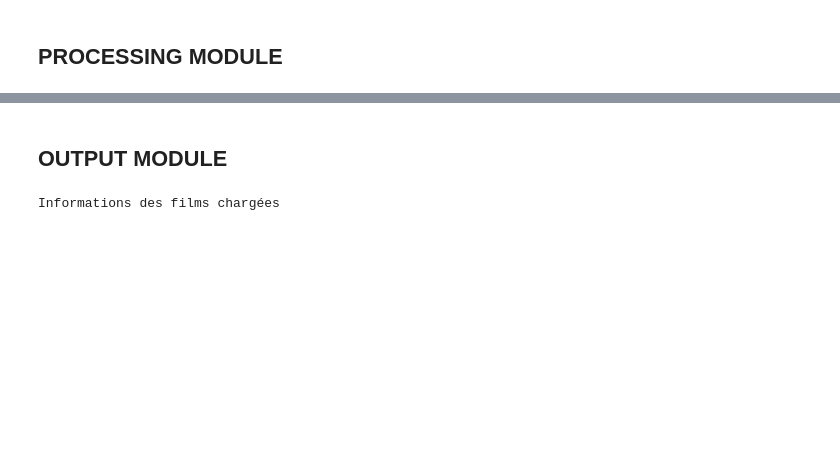
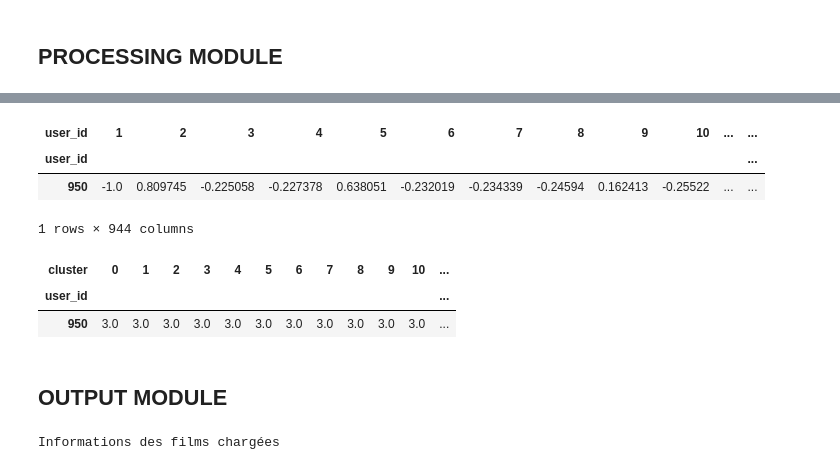
Before and after one commit to Estabueno/UQAC-Movie-Recommender-Atelier2, a Jupyter notebook: movie-recommender.ipynb, the cells around one changed output, grey strips where cells are left out. Cells and saved outputs as stored; diff of their text form; code cells hidden in the pictures; blank space fills up the shorter version.

```diff
--- a/movie-recommender.ipynb
+++ b/movie-recommender.ipynb
@@ -288,36 +287,0 @@ Top 5 utilisateurs les plus similaires:
-# %%
-print("\nCréation d'un profil basé sur des utilisateurs similaires...")
-
-# Filtrer les ratings pour n'inclure que les utilisateurs similaires
-similar_ratings = ratings[ratings['user_id'].isin(top_similar_users)]
-
-# Ajouter une pondération basée sur la position dans la liste (plus similaire = plus de poids)
-weights = {}
-for i, user_id in enumerate(top_similar_users):
-    # Échelle inversée: le premier a le poids le plus élevé
-    weights[user_id] = 1.0 - (i / len(top_similar_users) * 0.5)  # De 1.0 à 0.5
-
-# Appliquer la pondération aux ratings
-similar_ratings = similar_ratings.copy()
-similar_ratings['weight'] = similar_ratings['user_id'].map(weights)
-similar_ratings['weighted_rating'] = similar_ratings['rating'] * similar_ratings['weight']
-
-# Agréger les notes pondérées par film
-weighted_ratings = similar_ratings.groupby('movie_id').agg(
-    total_weight=('weight', 'sum'),
-    weighted_sum=('weighted_rating', 'sum')
-)
-
-# Calculer les notes moyennes pondérées
-weighted_ratings['avg_rating'] = weighted_ratings['weighted_sum'] / weighted_ratings['total_weight']
-
-# Identifier les films les mieux notés pour cet utilisateur
-top_movies = weighted_ratings.sort_values('avg_rating', ascending=False).head(20)
-
-# Obtenir les clusters de ces films
-top_movie_clusters = movie_cluster_df.loc[top_movies.index].copy()
-
-# Utiliser reset_index pour avoir movie_id comme colonne
-top_movie_clusters = top_movie_clusters.reset_index()
-
-top_movie_clusters
@@ -403 +325,19 @@ Profil créé pour l'utilisateur 970:
+# %%
+similarity_matrix.tail(1)
+# %% [output]
+| user_id | 1 | 2 | 3 | 4 | 5 | 6 | 7 | 8 | 9 | 10 | ... | ... |
+| user_id |  |  |  |  |  |  |  |  |  |  |  | ... |
+| 950 | -1.0 | 0.809745 | -0.225058 | -0.227378 | 0.638051 | -0.232019 | -0.234339 | -0.24594 | 0.162413 | -0.25522 | ... | ... |
+1 rows × 944 columns
+# %%
+# Créer un profil par défaut vide
+default_cluster_preferences = pd.Series(3.0, index=utility_clustered_matrix.columns)
+
+# Ajouter l'utilisateur à utility_clustered_matrix
+utility_clustered_matrix.loc[target_user_id] = default_cluster_preferences
+utility_clustered_matrix.tail(1)
+# %% [output]
+| cluster | 0 | 1 | 2 | 3 | 4 | 5 | 6 | 7 | 8 | 9 | 10 | ... |
+| user_id |  |  |  |  |  |  |  |  |  |  |  | ... |
+| 950 | 3.0 | 3.0 | 3.0 | 3.0 | 3.0 | 3.0 | 3.0 | 3.0 | 3.0 | 3.0 | 3.0 | ... |
 # %%
```
Also changed, not shown: parts of 15 cells of this notebook, 2 other files.
